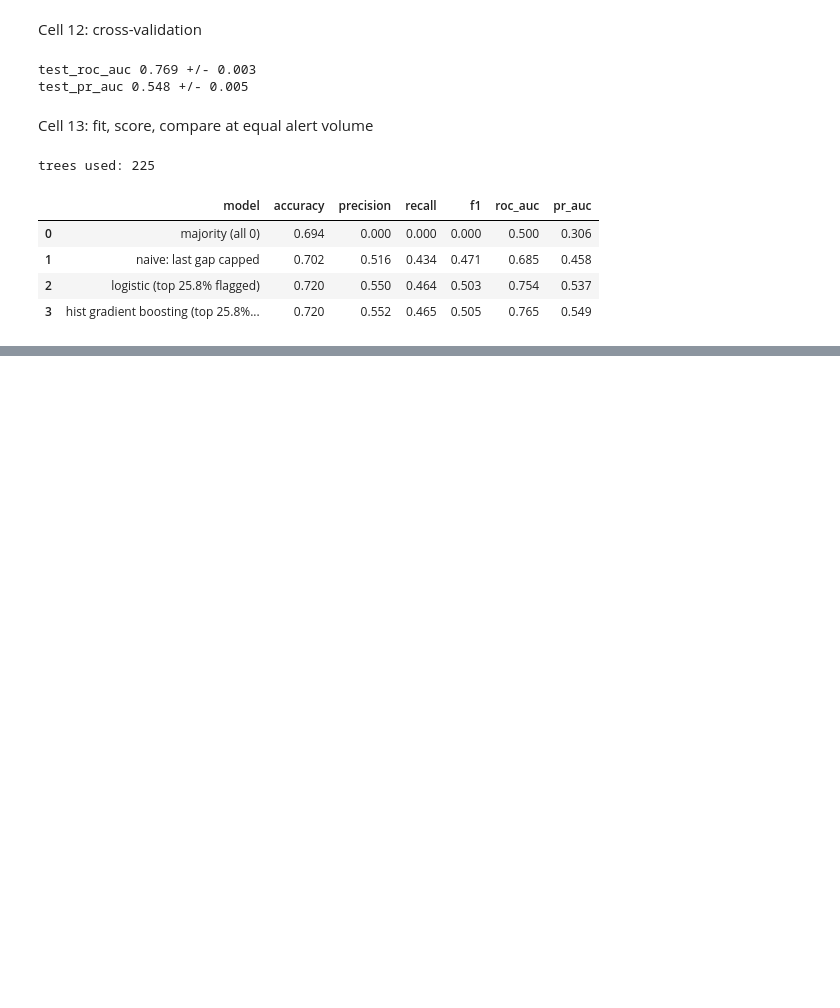
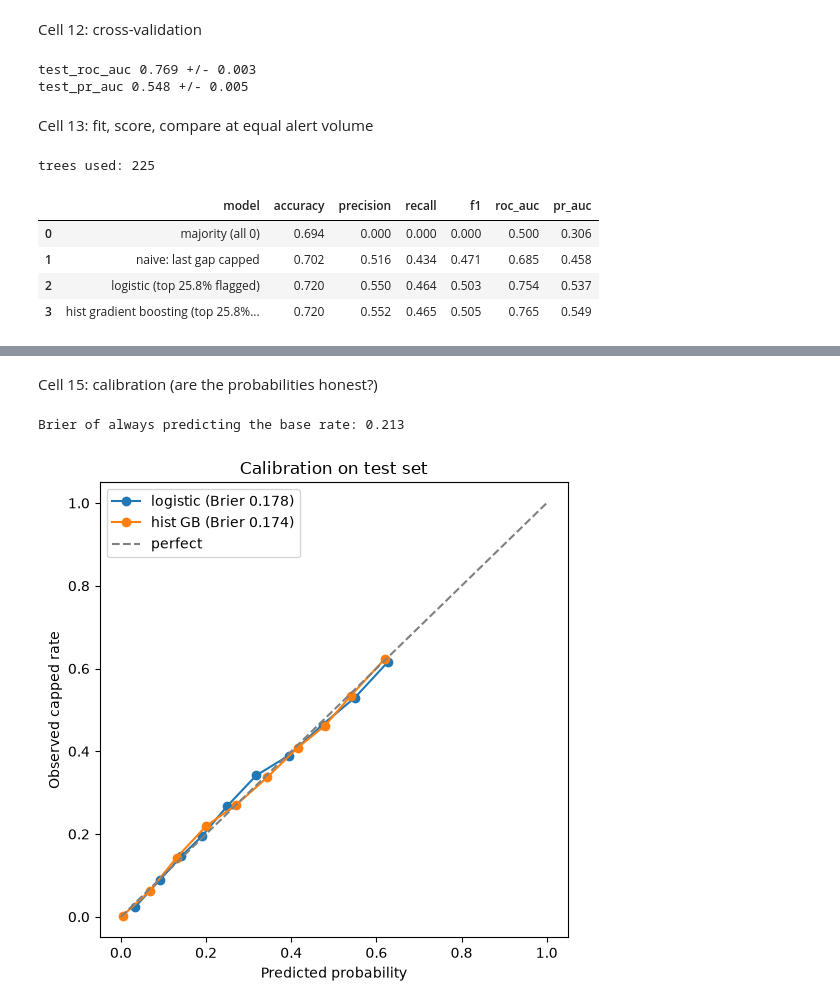
Before and after one commit to fahimhasan-data/instacart-churn-engine, a Jupyter notebook: notebooks/02_baselines.ipynb, the cells around one changed output, grey strips where cells are left out. Cells and saved outputs as stored; diff of their text form; code cells hidden in the pictures; blank space fills up the shorter version.

```diff
--- a/notebooks/02_baselines.ipynb
+++ b/notebooks/02_baselines.ipynb
@@ -248,0 +291,21 @@ trees used: 225
+# %% [markdown]
+Cell 15: calibration (are the probabilities honest?)
+# %%
+from sklearn.calibration import calibration_curve
+from sklearn.metrics import brier_score_loss
+import matplotlib.pyplot as plt
+
+fig, ax = plt.subplots(figsize=(5.5, 5.5))
+for name, p in [("logistic", p_test), ("hist GB", p_hgb)]:
+    frac, mean_p = calibration_curve(y_test, p, n_bins=10, strategy="quantile")
+    ax.plot(mean_p, frac, marker="o", label=f"{name} (Brier {brier_score_loss(y_test, p):.3f})")
+ax.plot([0, 1], [0, 1], "--", color="grey", label="perfect")
+ax.set_xlabel("Predicted probability"); ax.set_ylabel("Observed capped rate")
+ax.set_title("Calibration on test set"); ax.legend()
+plt.tight_layout(); plt.savefig("../docs/calibration.png", dpi=120)
+
+base = y_test.mean()
+print("Brier of always predicting the base rate:", round(base * (1 - base), 3))
+# %% [output]
+Brier of always predicting the base rate: 0.213
+[figure, added]
```
Also changed, not shown: parts of 4 cells of this notebook, 1 other file.
